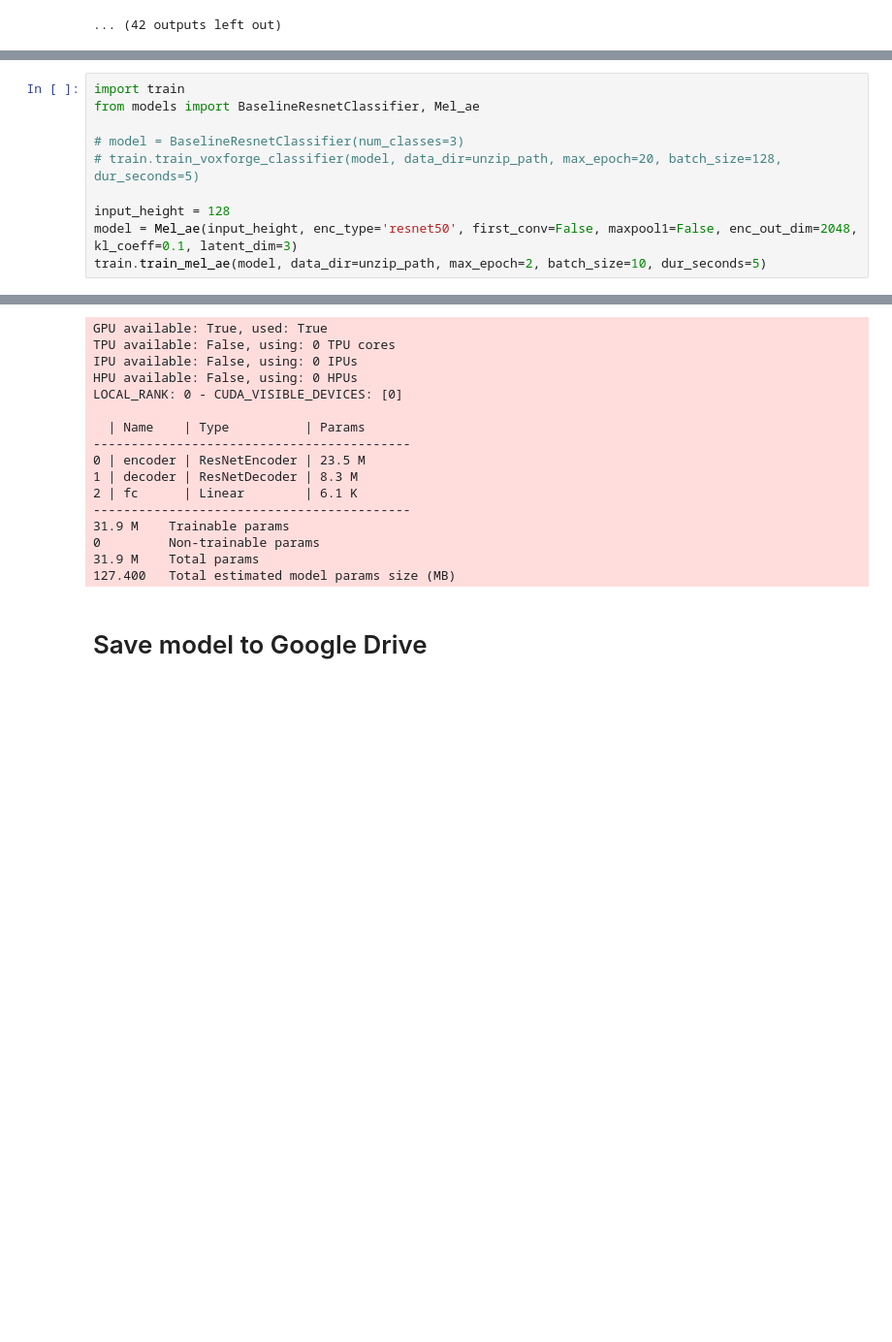
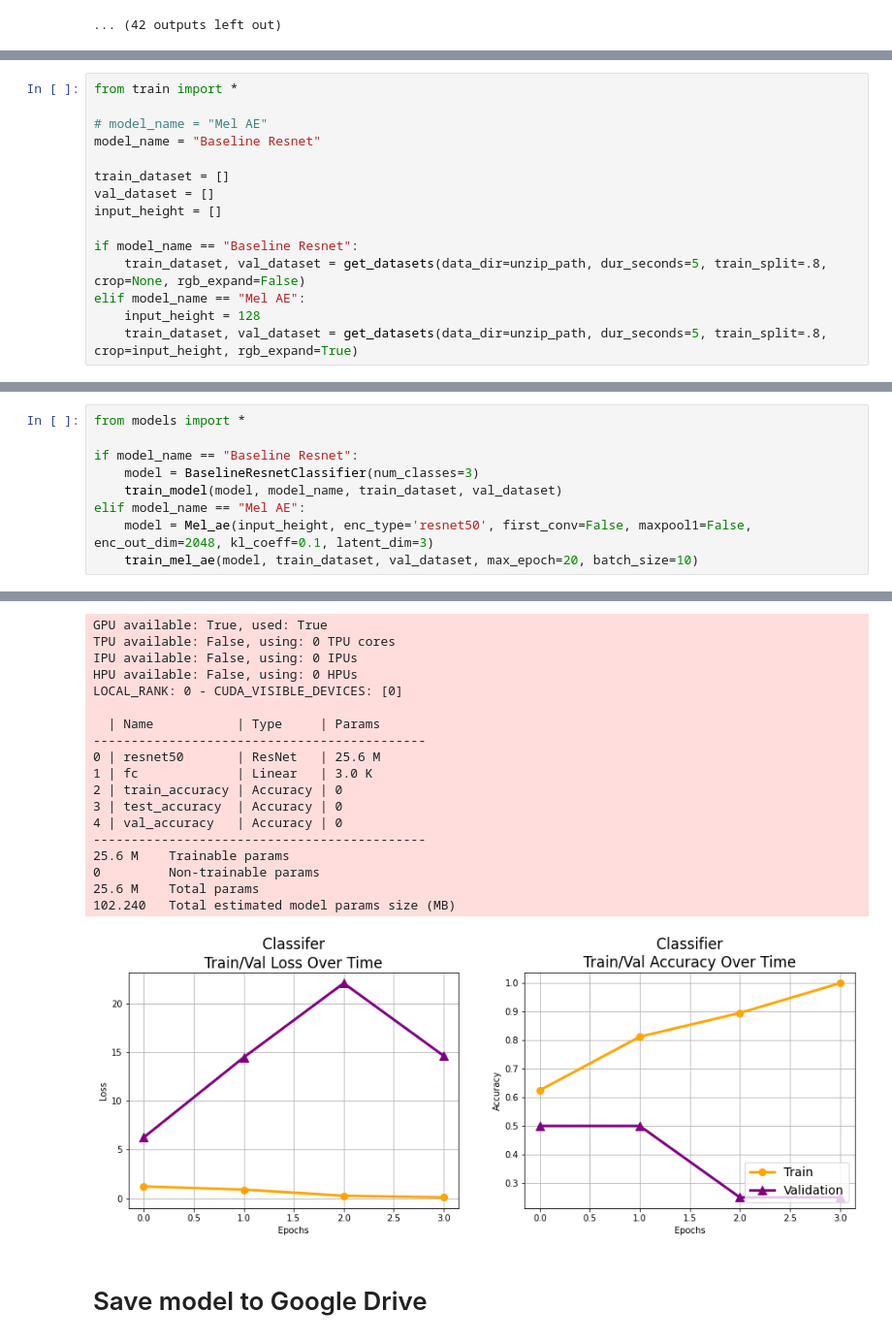
Before and after one commit to rgmartin/ECSE-552-Final-Project, a Jupyter notebook: execution_framework.ipynb, the cells around one changed output, grey strips where cells are left out. Shown at 97% size. Cells and saved outputs as stored; diff of their text form; blank space fills up the shorter version.

Commit message:
Supporting separation of training and dataset creation

```diff
--- a/execution_framework.ipynb
+++ b/execution_framework.ipynb
@@ -200,0 +210,15 @@ After obtaining the best set of hpyerparameters, run the baselineClassifier with
+# %%
+from train import *
+
+# model_name = "Mel AE"
+model_name = "Baseline Resnet"
+
+train_dataset = []
+val_dataset = []
+input_height = []
+
+if model_name == "Baseline Resnet":
+    train_dataset, val_dataset = get_datasets(data_dir=unzip_path, dur_seconds=5, train_split=.8, crop=None, rgb_expand=False)
+elif model_name == "Mel AE":
+    input_height = 128
+    train_dataset, val_dataset = get_datasets(data_dir=unzip_path, dur_seconds=5, train_split=.8, crop=input_height, rgb_expand=True)
@@ -201,11 +228,10 @@ After obtaining the best set of hpyerparameters, run the baselineClassifier with
 # %%
-import train
-from models import BaselineResnetClassifier, Mel_ae
+from models import *
 
-# model = BaselineResnetClassifier(num_classes=3)
-# train.train_voxforge_classifier(model, data_dir=unzip_path, max_epoch=20, batch_size=128, dur_seconds=5)
-
-input_height = 128
-model = Mel_ae(input_height, enc_type='resnet50', first_conv=False, maxpool1=False, enc_out_dim=2048, kl_coeff=0.1, latent_dim=3)
-train.train_mel_ae(model, data_dir=unzip_path, max_epoch=2, batch_size=10, dur_seconds=5)
+if model_name == "Baseline Resnet":
+    model = BaselineResnetClassifier(num_classes=3)
+    train_model(model, model_name, train_dataset, val_dataset)
+elif model_name == "Mel AE":
+    model = Mel_ae(input_height, enc_type='resnet50', first_conv=False, maxpool1=False, enc_out_dim=2048, kl_coeff=0.1, latent_dim=3)
+    train_mel_ae(model, train_dataset, val_dataset, max_epoch=20, batch_size=10)
 # %% [output]
@@ -214,22 +239,25 @@ Dataset creation in seconds:  400.7216665669994
 Creating measurements path...
 Running on Colab
 Initializing trainer...
 GPU available: True, used: True
 TPU available: False, using: 0 TPU cores
 IPU available: False, using: 0 IPUs
 HPU available: False, using: 0 HPUs
 LOCAL_RANK: 0 - CUDA_VISIBLE_DEVICES: [0]
 
-  | Name    | Type          | Params
-------------------------------------------
-0 | encoder | ResNetEncoder | 23.5 M
-1 | decoder | ResNetDecoder | 8.3 M
-2 | fc      | Linear        | 6.1 K
-------------------------------------------
-31.9 M    Trainable params
+  | Name           | Type     | Params
+--------------------------------------------
+0 | resnet50       | ResNet   | 25.6 M
+1 | fc             | Linear   | 3.0 K
+2 | train_accuracy | Accuracy | 0
+3 | test_accuracy  | Accuracy | 0
+4 | val_accuracy   | Accuracy | 0
+--------------------------------------------
+25.6 M    Trainable params
 0         Non-trainable params
-31.9 M    Total params
-127.400   Total estimated model params size (MB)
+25.6 M    Total params
+102.240   Total estimated model params size (MB)
+[figure, added]
 # %% [markdown]
 # Save model to Google Drive
 # %%
```
Also changed, not shown: parts of 9 cells of this notebook.
